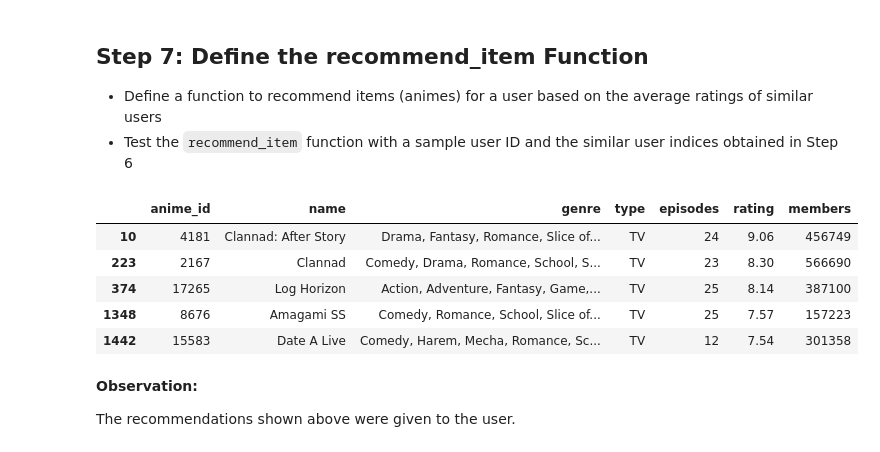
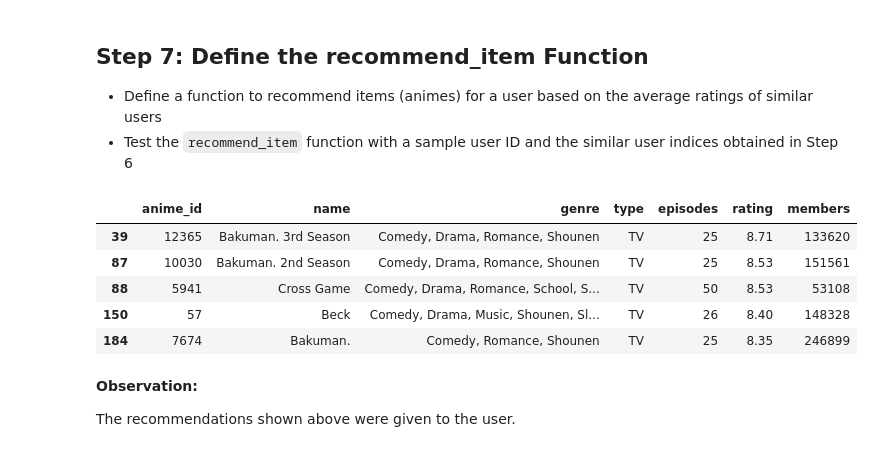
Before and after one commit to mobeloper/machinelearning, a Jupyter notebook: Lesson_08_Recommender_Systems/8.08_User_Based_Collaborative_Filtering/8.08_User_Based_Collaborative_Filtering.ipynb, the cells around one changed output. Saved outputs shown, nothing was run; the diff lists cells and outputs as text; code cells hidden in the pictures.

Commit message:
[add] recommendation systems and accuracy metrics

```diff
--- a/Lesson_08_Recommender_Systems/8.08_User_Based_Collaborative_Filtering/8.08_User_Based_Collaborative_Filtering.ipynb
+++ b/Lesson_08_Recommender_Systems/8.08_User_Based_Collaborative_Filtering/8.08_User_Based_Collaborative_Filtering.ipynb
@@ -26,7 +26,7 @@ from sklearn.metrics.pairwise import cosine_similarity
 # %%
 animes = pd.read_csv('../../Datasets/anime.csv')
 # %%
-ratings = pd.read_csv('../../Datasets/ratings.csv')
+ratings = pd.read_csv('../../Datasets/rating.csv')
 # %% [markdown]
 - In rating, we have a few people who did not rate.
 - Let's not consider that.
@@ -91,6 +87,6 @@ __Observation:__
 - Group by ratings per user
 # %%
 import statistics
-ratings_per_user = ratings.groupby('userId')['rating'].count()
+ratings_per_user = ratings.groupby('user_id')['rating'].count()
 statistics.mean(ratings_per_user.tolist())
 # %% [output]
@@ -156,9 +152,7 @@ prolific_users = filtered_ratings_per_user_df.index.tolist()
 - Create a pivot table from the filtered data
 - Fill NaN values with 0 in the rating matrix
 # %%
-# filtered_ratings = ratings[ratings.anime_id.isin(popular_anime)]
-filtered_ratings = animes[animes.anime_id.isin(popular_anime)]
-# filtered_ratings = ratings[ratings.user_id.isin(prolific_users)]
-filtered_ratings = ratings[ratings.userId.isin(prolific_users)]
-filtered_ratings
+filtered_ratings = ratings[ratings.anime_id.isin(popular_anime)]
+filtered_ratings = ratings[ratings.user_id.isin(prolific_users)]
+len(filtered_ratings)
 # %% [output]
@@ -181,5 +160,5 @@ len(filtered_ratings)
 # %%
-rating_matrix = filtered_ratings.pivot_table(index='userId', columns='anime_id', values='rating')
+rating_matrix = filtered_ratings.pivot_table(index='user_id', columns='anime_id', values='rating')
 rating_matrix = rating_matrix.fillna(0)
 rating_matrix.head()
 # %% [output]
@@ -236,39 +222,42 @@ def recommend_item(user_index, similar_user_indices, matrix, items=5):
     similar_users = matrix[matrix.index.isin(similar_user_indices)]
 
     similar_users = similar_users.mean(axis=0)
 
     similar_users_df = pd.DataFrame(similar_users, columns=['mean'])
 
     user_df = matrix[matrix.index == user_index]
 
     user_df_transposed = user_df.transpose()
 
     user_df_transposed.columns = ['rating']
 
     user_df_transposed = user_df_transposed[user_df_transposed['rating']==0]
 
     animes_unseen = user_df_transposed.index.tolist()
 
 
     similar_users_df_filtered = similar_users_df[similar_users_df.index.isin(animes_unseen)]
 
-    similar_users_df_ordered = similar_users_df.sort_values(by=['mean'], ascending=False)
+    # similar_users_df_ordered = similar_users_df.sort_values(by=['mean'], ascending=False)
+    similar_users_df_ordered = similar_users_df_filtered.sort_values(by=['mean'], ascending=False)
 
     top_n_anime = similar_users_df_ordered.head(items)
     top_n_anime_indices = top_n_anime.index.tolist()
 
     anime_information = animes[animes['anime_id'].isin(top_n_anime_indices)]
 
     return anime_information
 
+
+#Recommend shows that the user has not seen
 recommend_item(226, similar_user_indices, rating_matrix)
 # %% [output]
 |  | anime_id | name | genre | type | episodes | rating | members |
-| 10 | 4181 | Clannad: After Story | Drama, Fantasy, Romance, Slice of... | TV | 24 | 9.06 | 456749 |
-| 223 | 2167 | Clannad | Comedy, Drama, Romance, School, S... | TV | 23 | 8.30 | 566690 |
-| 374 | 17265 | Log Horizon | Action, Adventure, Fantasy, Game,... | TV | 25 | 8.14 | 387100 |
-| 1348 | 8676 | Amagami SS | Comedy, Romance, School, Slice of... | TV | 25 | 7.57 | 157223 |
-| 1442 | 15583 | Date A Live | Comedy, Harem, Mecha, Romance, Sc... | TV | 12 | 7.54 | 301358 |
+| 39 | 12365 | Bakuman. 3rd Season | Comedy, Drama, Romance, Shounen | TV | 25 | 8.71 | 133620 |
+| 87 | 10030 | Bakuman. 2nd Season | Comedy, Drama, Romance, Shounen | TV | 25 | 8.53 | 151561 |
+| 88 | 5941 | Cross Game | Comedy, Drama, Romance, School, S... | TV | 50 | 8.53 | 53108 |
+| 150 | 57 | Beck | Comedy, Drama, Music, Shounen, Sl... | TV | 26 | 8.40 | 148328 |
+| 184 | 7674 | Bakuman. | Comedy, Romance, Shounen | TV | 25 | 8.35 | 246899 |
 # %% [markdown]
 __Observation:__
 
```
Also changed, not shown: parts of 12 cells of this notebook, 14 other files.
